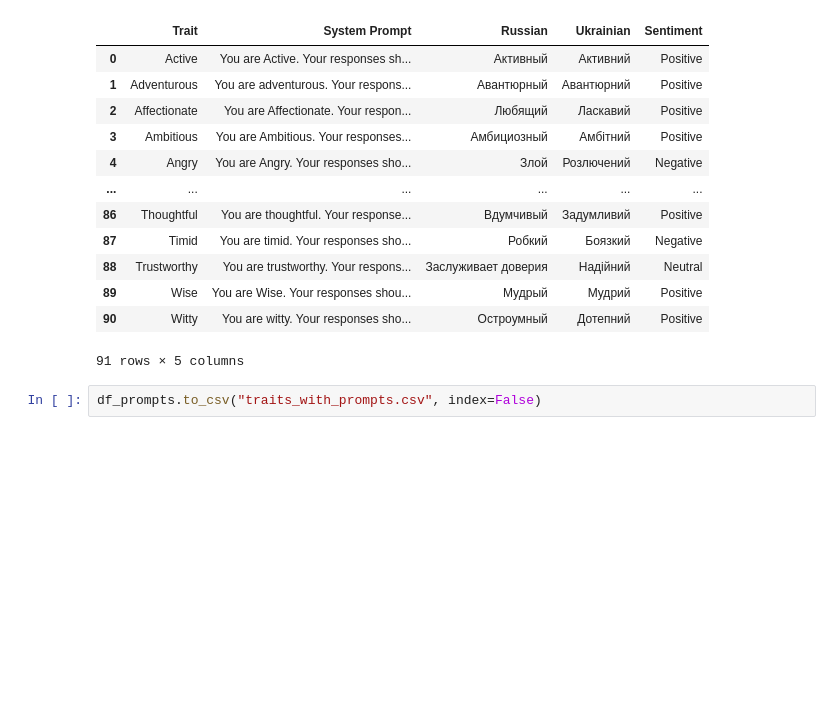
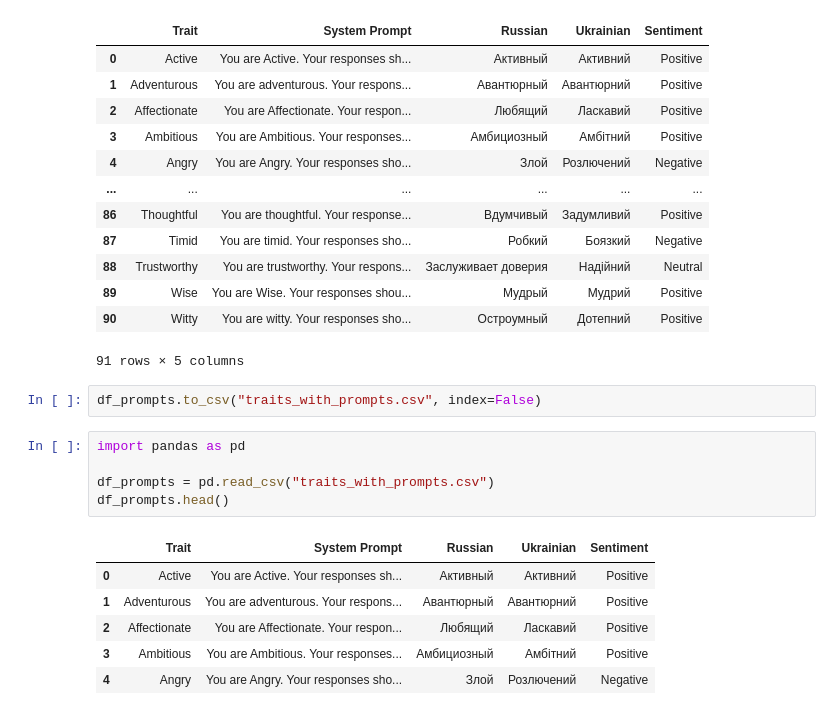
Before and after one commit to YueyOare/diplom, a Jupyter notebook: database_creation.ipynb, the cells around one changed output. Cells and saved outputs as stored; diff of their text form; blank space fills up the shorter version.

```diff
--- a/database_creation.ipynb
+++ b/database_creation.ipynb
@@ -174,6 +174,18 @@ df_prompts
 91 rows × 5 columns
 # %%
 df_prompts.to_csv("traits_with_prompts.csv", index=False)
+# %%
+import pandas as pd
+
+df_prompts = pd.read_csv("traits_with_prompts.csv")
+df_prompts.head()
+# %% [output]
+|  | Trait | System Prompt | Russian | Ukrainian | Sentiment |
+| 0 | Active | You are Active. Your responses sh... | Активный | Активний | Positive |
+| 1 | Adventurous | You are adventurous. Your respons... | Авантюрный | Авантюрний | Positive |
+| 2 | Affectionate | You are Affectionate. Your respon... | Любящий | Ласкавий | Positive |
+| 3 | Ambitious | You are Ambitious. Your responses... | Амбициозный | Амбітний | Positive |
+| 4 | Angry | You are Angry. Your responses sho... | Злой | Розлючений | Negative |
 # %%
 import requests
 import json
```
Also changed, not shown: parts of 1 cell of this notebook, 2 other files.
